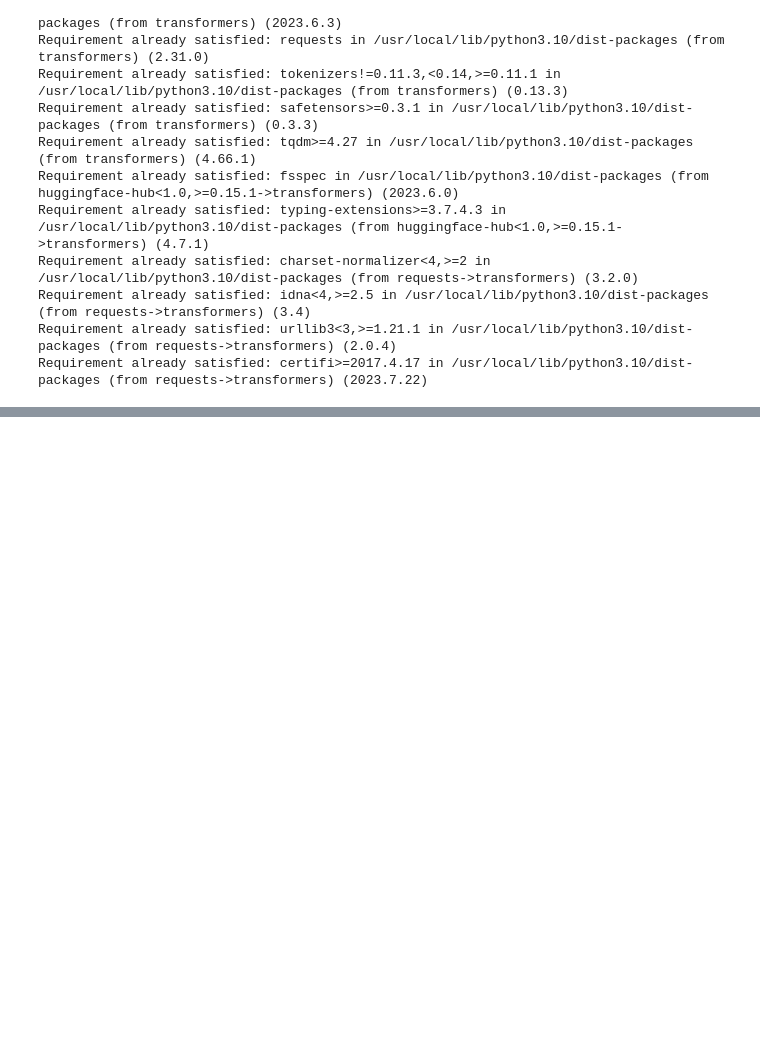
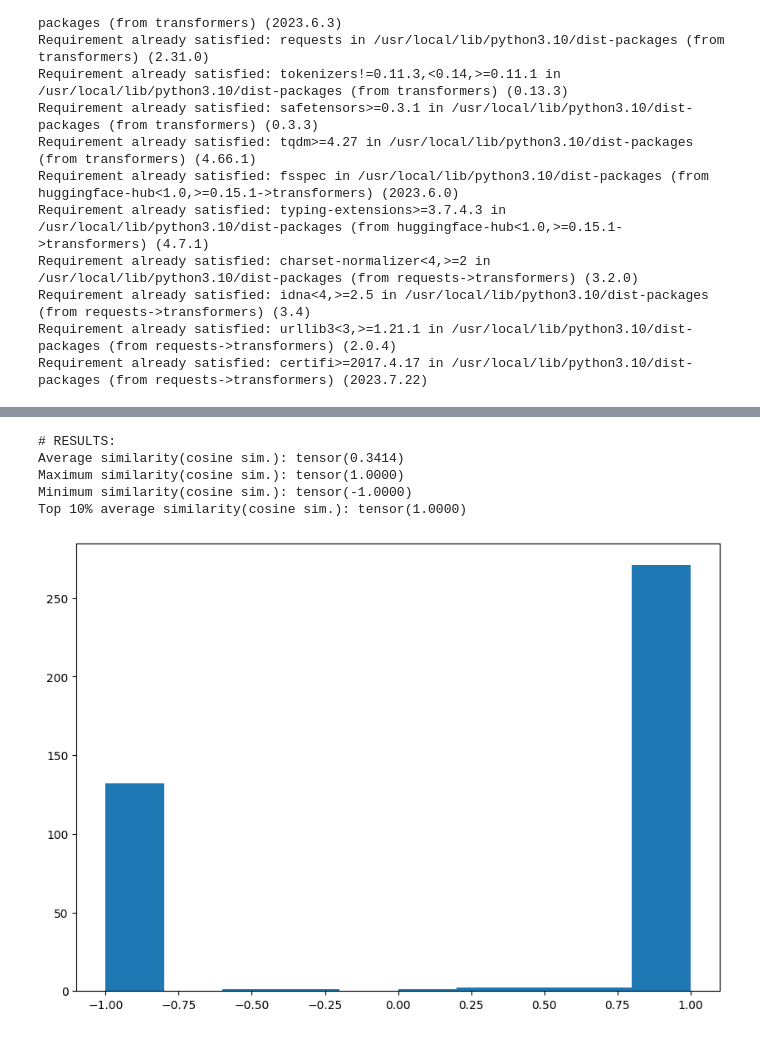
Before and after one commit to tgchen321/NLP_EmbedFintechJournal, a Jupyter notebook: 3. Research data/FreeGPU.ipynb, the cells around one changed output, grey strips where cells are left out. Saved outputs shown, nothing was run; the diff lists cells and outputs as text; code cells hidden in the pictures; blank space fills up the shorter version.

Commit message:
BERT: new sentence prediction

```diff
--- a/3. Research data/FreeGPU.ipynb
+++ b/3. Research data/FreeGPU.ipynb
@@ -290,2 +256,28 @@ torch.Size([768])
+# %%
+# !pip install transformers
+from torch.nn.functional import softmax
+from transformers import BertForNextSentencePrediction, BertTokenizer
+
+model = BertForNextSentencePrediction.from_pretrained('bert-base-uncased')
+tokenizer = BertTokenizer.from_pretrained('bert-base-uncased')
+# %%
+def BERTOOM(seq1, seq2):
+    encoded = tokenizer.encode_plus(seq1, text_pair=seq2, return_tensors='pt')
+    seq_relationship_logits = model(**encoded)[0]
+    probs = softmax(seq_relationship_logits, dim=1)
+    return(probs[0][0]-probs[0][1])
+
+result = []
+with torch.no_grad():
+    for sent in targetSents:
+        result.append(BERTOOM(dataset[0]["citeSent"], sent))
+Evaluation(result)
+# %% [output]
+# RESULTS:
+Average similarity(cosine sim.): tensor(0.3414)
+Maximum similarity(cosine sim.): tensor(1.0000)
+Minimum similarity(cosine sim.): tensor(-1.0000)
+Top 10% average similarity(cosine sim.): tensor(1.0000)
+[figure, added]
 # %%
 # %% [output]
```
Also changed, not shown: parts of 6 cells of this notebook.
